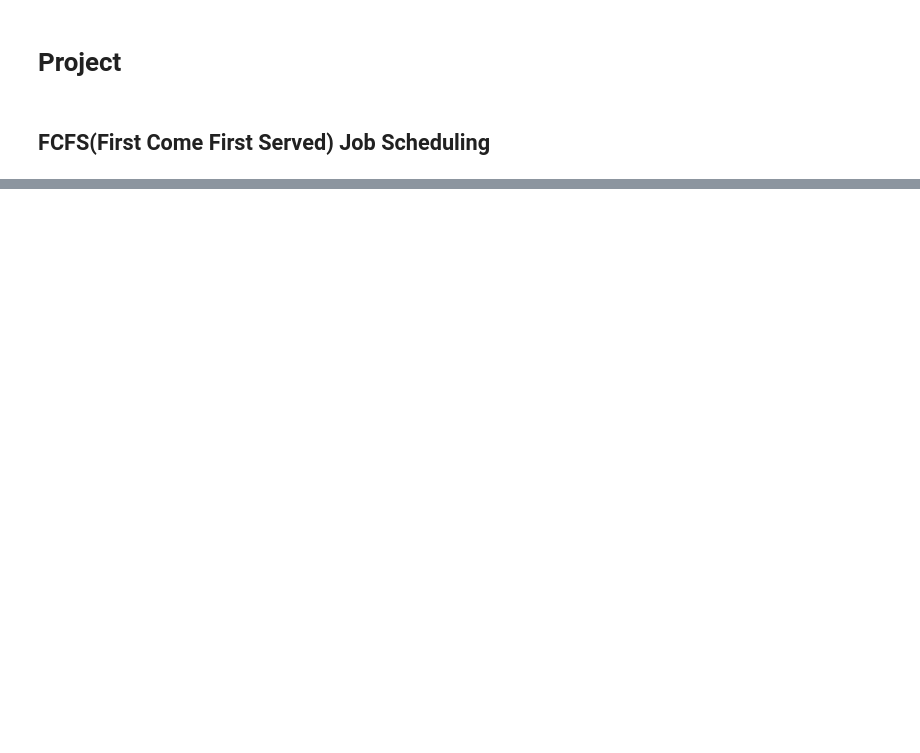
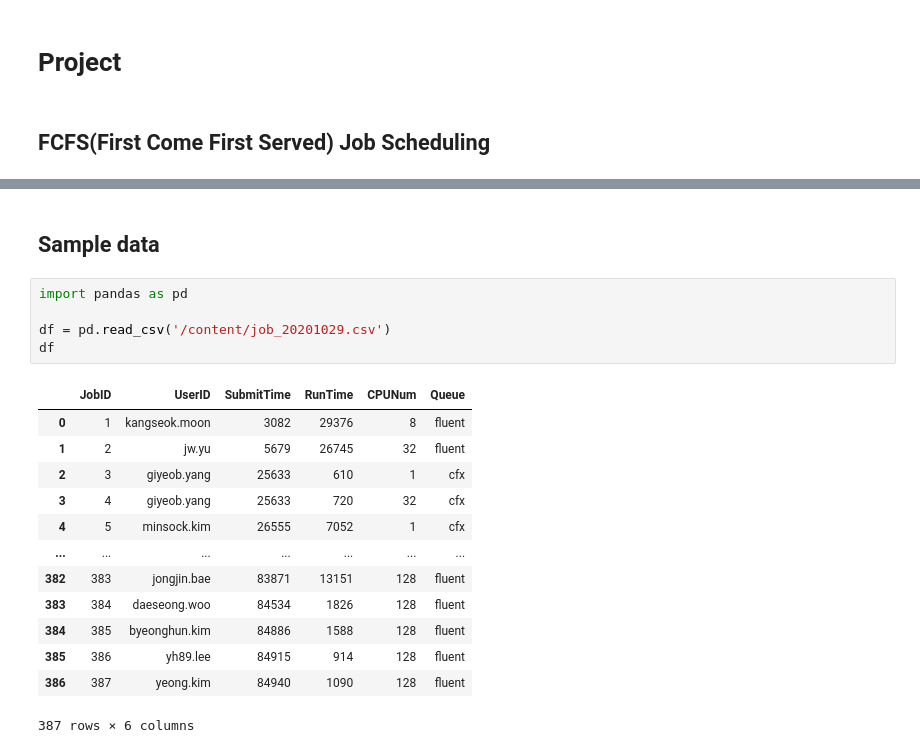
Before and after one commit to svperbeast/ai_lab, a Jupyter notebook: project.ipynb, the cells around one changed output, grey strips where cells are left out. Saved outputs shown, nothing was run; the diff lists cells and outputs as text; blank space fills up the shorter version.

```diff
--- a/project.ipynb
+++ b/project.ipynb
@@ -165,0 +183,21 @@ total wait time: 100
+# %% [markdown]
+## Sample data
+# %%
+import pandas as pd
+
+df = pd.read_csv('/content/job_20201029.csv')
+df
+# %% [output]
+|  | JobID | UserID | SubmitTime | RunTime | CPUNum | Queue |
+| 0 | 1 | kangseok.moon | 3082 | 29376 | 8 | fluent |
+| 1 | 2 | jw.yu | 5679 | 26745 | 32 | fluent |
+| 2 | 3 | giyeob.yang | 25633 | 610 | 1 | cfx |
+| 3 | 4 | giyeob.yang | 25633 | 720 | 32 | cfx |
+| 4 | 5 | minsock.kim | 26555 | 7052 | 1 | cfx |
+| ... | ... | ... | ... | ... | ... | ... |
+| 382 | 383 | jongjin.bae | 83871 | 13151 | 128 | fluent |
+| 383 | 384 | daeseong.woo | 84534 | 1826 | 128 | fluent |
+| 384 | 385 | byeonghun.kim | 84886 | 1588 | 128 | fluent |
+| 385 | 386 | yh89.lee | 84915 | 914 | 128 | fluent |
+| 386 | 387 | yeong.kim | 84940 | 1090 | 128 | fluent |
+387 rows × 6 columns
```
Also changed, not shown: parts of 4 cells of this notebook.
